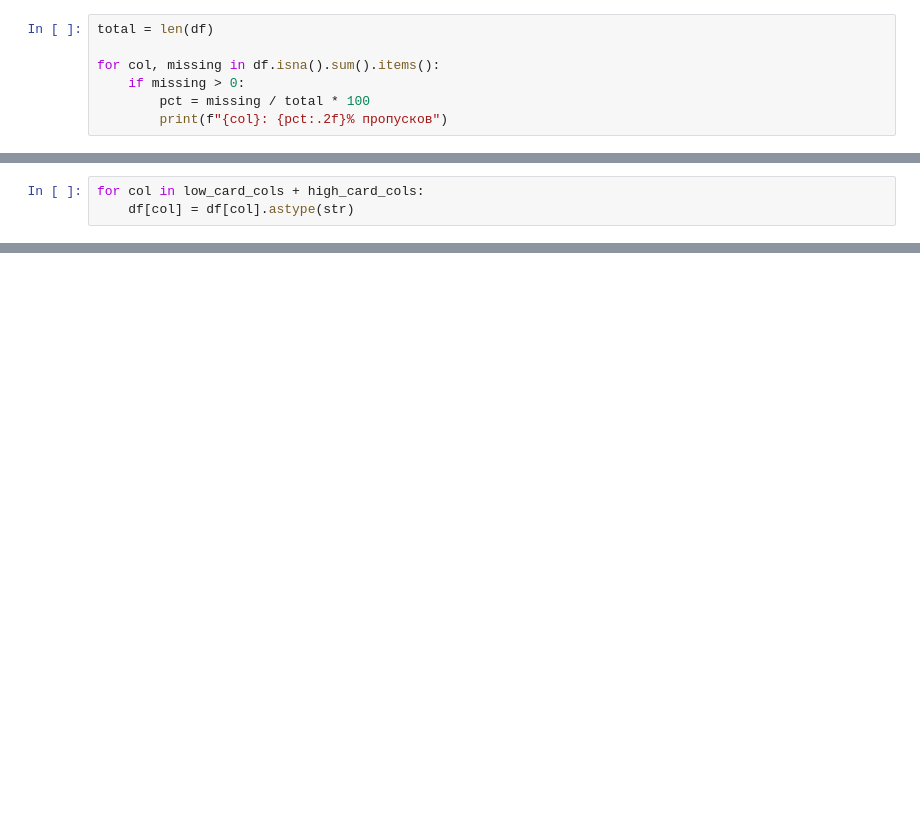
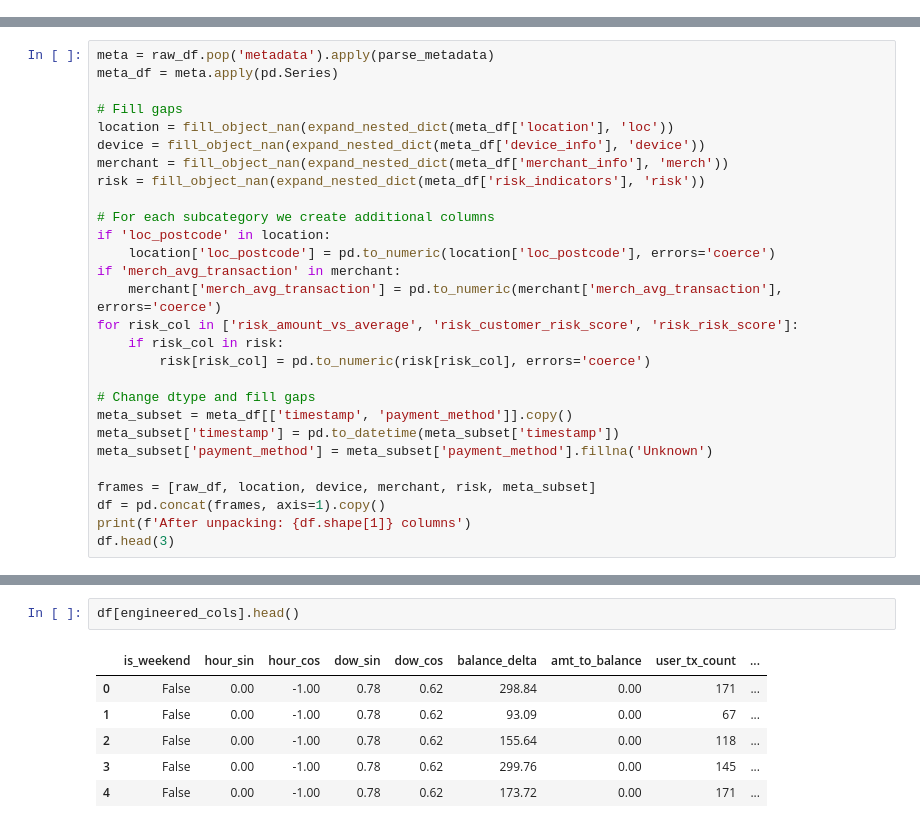
Before and after one commit to artwmana/Real-Time-Anti-Money-Laundering-Detection, a Jupyter notebook: notebooks/01_eda.ipynb, the cells around one changed output, grey strips where cells are left out. Cells and saved outputs as stored; diff of their text form; blank space fills up the shorter version.

```diff
--- a/notebooks/01_eda.ipynb
+++ b/notebooks/01_eda.ipynb
@@ -104,7 +0,0 @@ df = pd.concat([df, dev.add_prefix("device_"), loc.add_prefix("loc_"), merch.add
-# %%
-total = len(df)
-
-for col, missing in df.isna().sum().items():
-    if missing > 0:
-        pct = missing / total * 100
-        print(f"{col}: {pct:.2f}% пропусков")
@@ -180,3 +0,0 @@ low_card_cols, high_card_cols
-# %%
-for col in low_card_cols + high_card_cols:
-    df[col] = df[col].astype(str)
@@ -246,0 +104,28 @@ X_test_enc = preprocessor.transform(X_test)
+# %%
+meta = raw_df.pop('metadata').apply(parse_metadata)
+meta_df = meta.apply(pd.Series)
+
+# Fill gaps
+location = fill_object_nan(expand_nested_dict(meta_df['location'], 'loc'))
+device = fill_object_nan(expand_nested_dict(meta_df['device_info'], 'device'))
+merchant = fill_object_nan(expand_nested_dict(meta_df['merchant_info'], 'merch'))
+risk = fill_object_nan(expand_nested_dict(meta_df['risk_indicators'], 'risk'))
+
+# For each subcategory we create additional columns
+if 'loc_postcode' in location:
+    location['loc_postcode'] = pd.to_numeric(location['loc_postcode'], errors='coerce')
+if 'merch_avg_transaction' in merchant:
+    merchant['merch_avg_transaction'] = pd.to_numeric(merchant['merch_avg_transaction'], errors='coerce')
+for risk_col in ['risk_amount_vs_average', 'risk_customer_risk_score', 'risk_risk_score']:
+    if risk_col in risk:
+        risk[risk_col] = pd.to_numeric(risk[risk_col], errors='coerce')
+
+# Change dtype and fill gaps
+meta_subset = meta_df[['timestamp', 'payment_method']].copy()
+meta_subset['timestamp'] = pd.to_datetime(meta_subset['timestamp'])
+meta_subset['payment_method'] = meta_subset['payment_method'].fillna('Unknown')
+
+frames = [raw_df, location, device, merchant, risk, meta_subset]
+df = pd.concat(frames, axis=1).copy()
+print(f'After unpacking: {df.shape[1]} columns')
+df.head(3)
@@ -246,0 +264,9 @@ X_test_enc = preprocessor.transform(X_test)
+# %%
+df[engineered_cols].head()
+# %% [output]
+|  | is_weekend | hour_sin | hour_cos | dow_sin | dow_cos | balance_delta | amt_to_balance | user_tx_count | ... |
+| 0 | False | 0.00 | -1.00 | 0.78 | 0.62 | 298.84 | 0.00 | 171 | ... |
+| 1 | False | 0.00 | -1.00 | 0.78 | 0.62 | 93.09 | 0.00 | 67 | ... |
+| 2 | False | 0.00 | -1.00 | 0.78 | 0.62 | 155.64 | 0.00 | 118 | ... |
+| 3 | False | 0.00 | -1.00 | 0.78 | 0.62 | 299.76 | 0.00 | 145 | ... |
+| 4 | False | 0.00 | -1.00 | 0.78 | 0.62 | 173.72 | 0.00 | 171 | ... |
```
Also changed, not shown: parts of 53 cells of this notebook, 4 other files.
